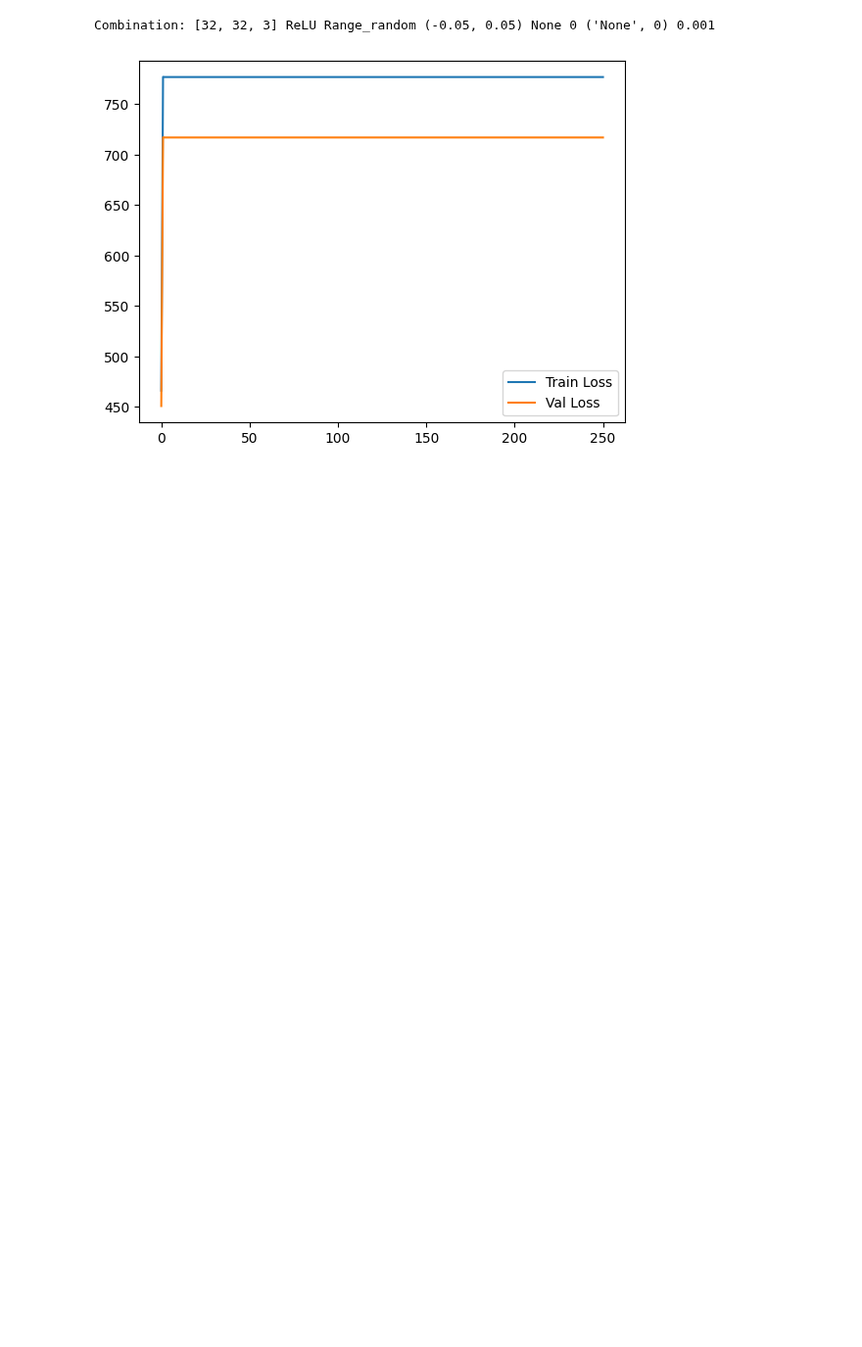
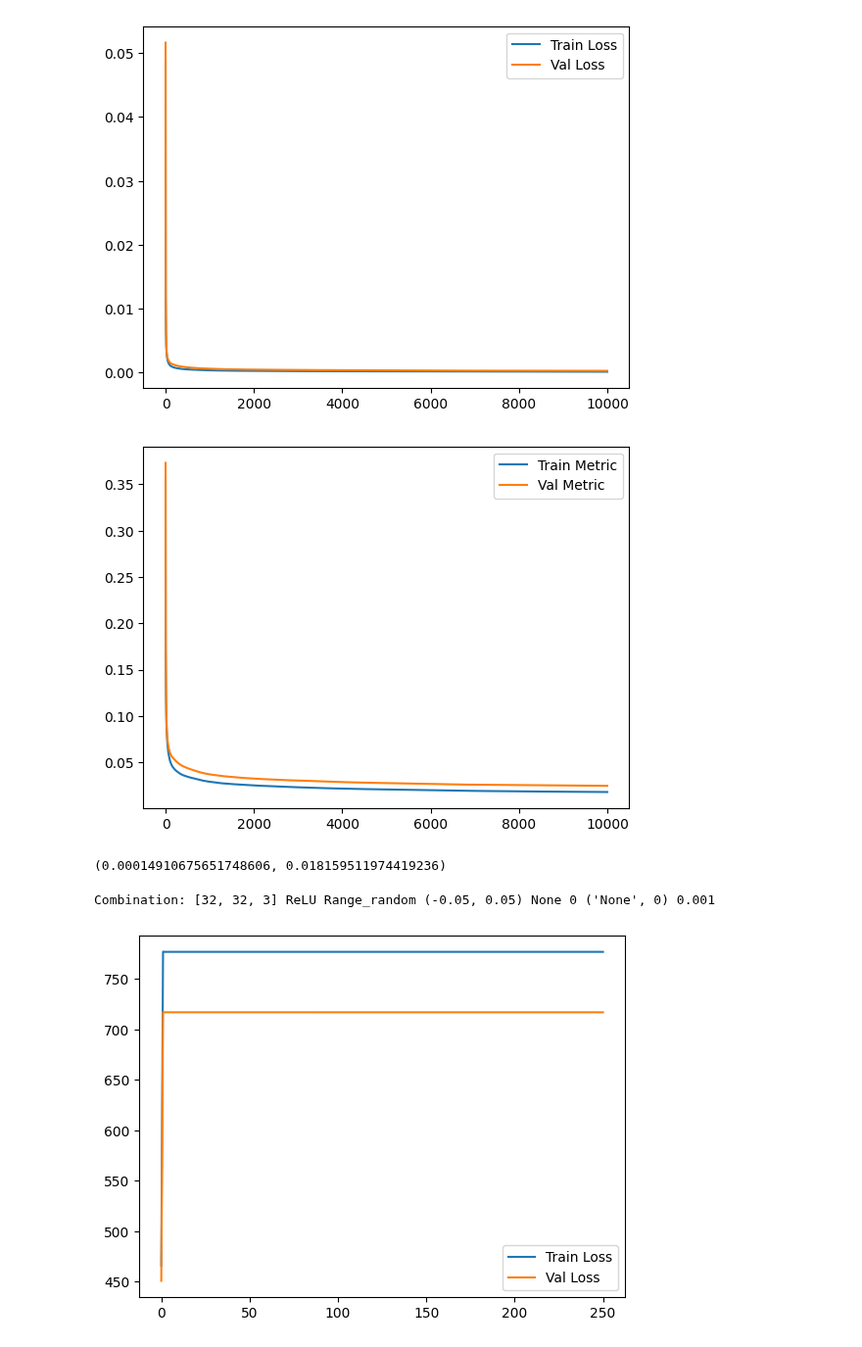
Before and after one commit to Slocon00/ML-project, a Jupyter notebook: notebooks/test_cup.ipynb, the cells around one changed output. Shown at 98% size. Drawn from its saved outputs; the diff is of its cells as text; code cells hidden in the pictures; blank space fills up the shorter version.

```diff
--- a/notebooks/test_cup.ipynb
+++ b/notebooks/test_cup.ipynb
@@ -31,31 +38,28 @@ X_train, y_train, test = read_cup("../data/ML-CUP23-TR.csv", "../data/ML-CUP23-T
 # %%
 seed = 3
 np.random.seed(seed)
-net = Network(MSE(1), eta=1e-4)
+net = Network(MSE(1), eta=1e-3)
 
 net.add_layer(
     input_size=len(X_train[0]),
     units_size=16,
     starting=Range_random(),
-    regularizer=L2(lambda_=1e-6),
+    regularizer=None,
     activation=ReLU(),
-    momentum=('Standard',1e-5)
 )
-
 
 net.add_layer(
     input_size=16,
     units_size=16,
     starting=Range_random(),
-    regularizer=L2(lambda_=1e-6),
-    activation=Identity(),
-    momentum=('Standard',1e-5)
+    regularizer=None,
+    activation=ReLU(),
 )
+
 net.add_layer(
     input_size=16,
     units_size=3,
     starting=Range_random(),
-    regularizer=L2(lambda_=1e-6),
+    regularizer=None,
     activation=Identity(),
-    momentum=('Standard',1e-5)
 )
@@ -98,3 +66,38 @@ type(net.loss)
+# %%
+X_split = np.array_split(X_train, 5)
+y_split = np.array_split(y_train, 5)
+
+X_train = np.concatenate(X_split[:4] + (X_split[4 + 1:]))
+y_train = np.concatenate(y_split[:4] + (y_split[4 + 1:]))
+
+X_val = X_split[4]
+y_val = y_split[4]
+# %%
+info = net.train(
+    X_train,
+    y_train,
+    X_val,
+    y_val,
+    10000,
+    100,
+    MEE()
+)
+plt.plot(info['tr_losses'], label='Train Loss')
+plt.plot(info['val_losses'], label='Val Loss')
+plt.legend()
+plt.show()
+
+plt.plot(info['tr_metrics'], label='Train Metric')
+plt.plot(info['val_metrics'], label='Val Metric')
+plt.legend()
+plt.show()
+# %% [output]
+[figure, added]
+[figure, added]
+# %%
+print(net.statistics(X_train, y_train, MEE()))
+# %% [output]
+(0.00014910675651748606, 0.018159511974419236)
 # %%
 statistics = kfold_crossval(
     X=X_train,
```
Also changed, not shown: parts of 4 cells of this notebook.
